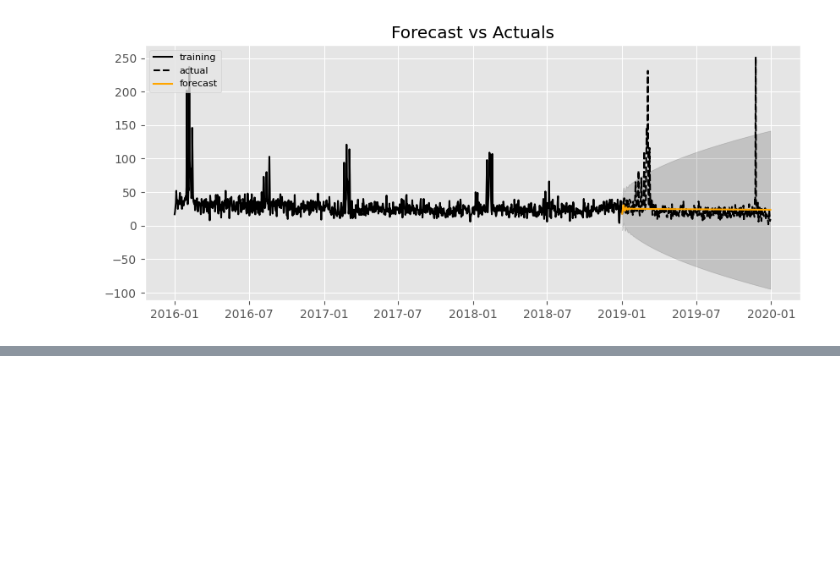
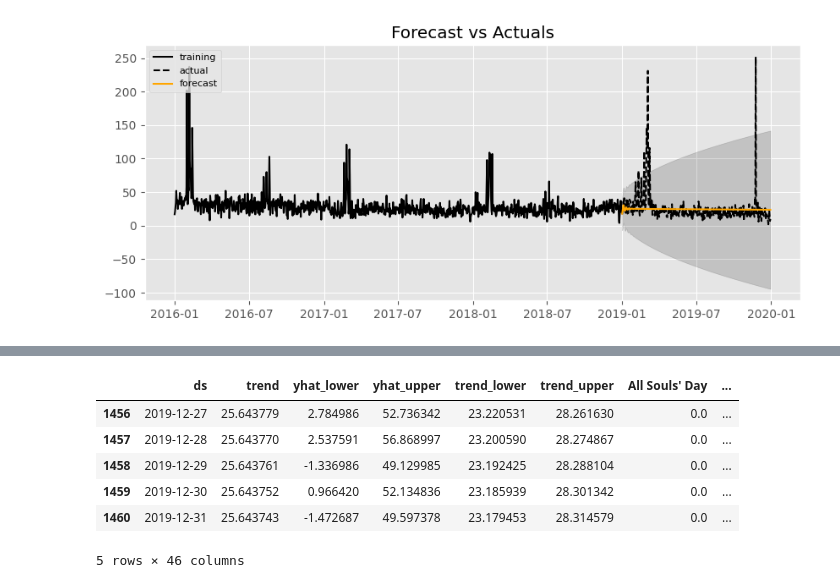
Before and after one commit to black-dalia/event-forecast-rio, a Jupyter notebook: KA notes.ipynb, the cells around one changed output, grey strips where cells are left out. Cells and saved outputs as stored; diff of their text form; code cells hidden in the pictures; blank space fills up the shorter version.

```diff
--- a/KA notes.ipynb
+++ b/KA notes.ipynb
@@ -475,0 +509,10 @@ plt.plot(simulated_data_1)
+# %%
+forecast.tail()
+# %% [output]
+|  | ds | trend | yhat_lower | yhat_upper | trend_lower | trend_upper | All Souls' Day | ... |
+| 1456 | 2019-12-27 | 25.643779 | 2.784986 | 52.736342 | 23.220531 | 28.261630 | 0.0 | ... |
+| 1457 | 2019-12-28 | 25.643770 | 2.537591 | 56.868997 | 23.200590 | 28.274867 | 0.0 | ... |
+| 1458 | 2019-12-29 | 25.643761 | -1.336986 | 49.129985 | 23.192425 | 28.288104 | 0.0 | ... |
+| 1459 | 2019-12-30 | 25.643752 | 0.966420 | 52.134836 | 23.185939 | 28.301342 | 0.0 | ... |
+| 1460 | 2019-12-31 | 25.643743 | -1.472687 | 49.597378 | 23.179453 | 28.314579 | 0.0 | ... |
+5 rows × 46 columns
```
Also changed, not shown: parts of 23 cells of this notebook.
